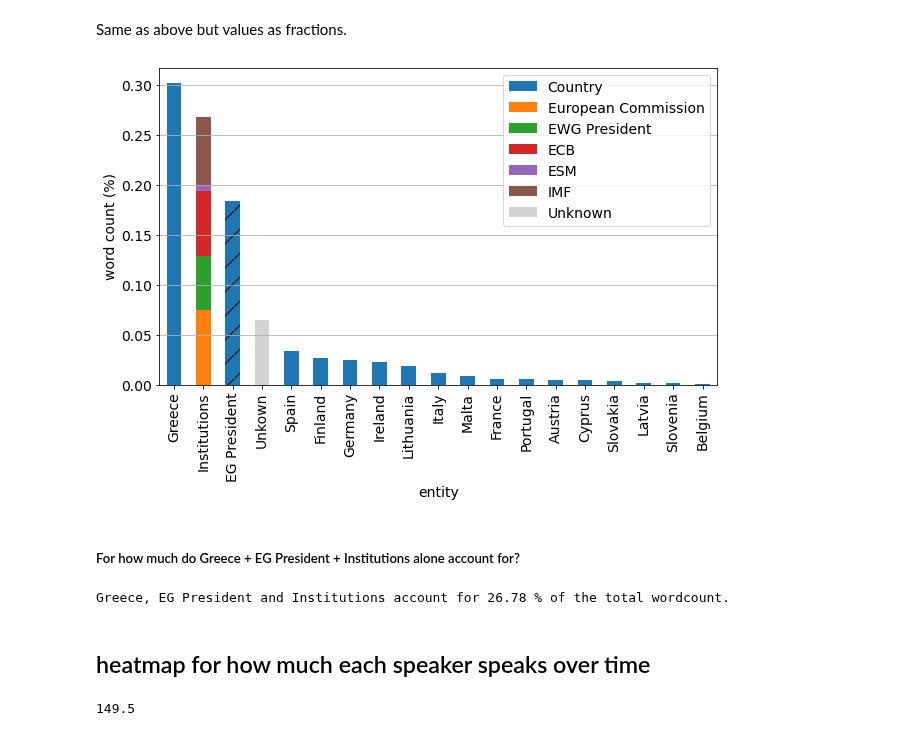
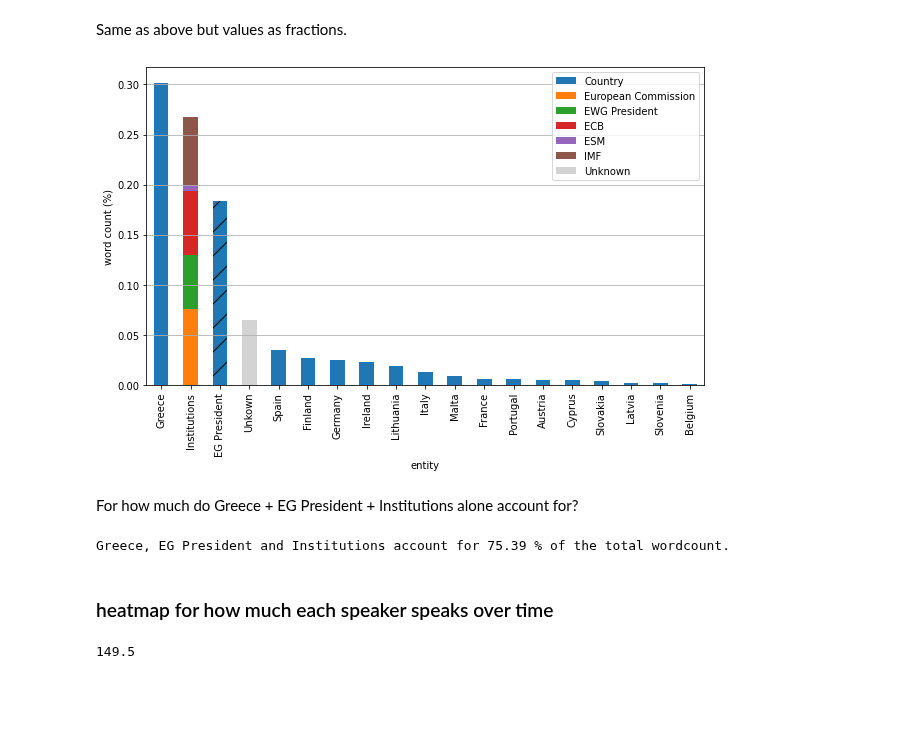
Before and after one commit to ariansajina/master-thesis, a Jupyter notebook: notebooks/preliminary_analysis.ipynb, the cells around one changed output. Cells and saved outputs as stored; diff of their text form; code cells hidden in the pictures; blank space fills up the shorter version.

```diff
--- a/notebooks/preliminary_analysis.ipynb
+++ b/notebooks/preliminary_analysis.ipynb
@@ -270,53 +268,53 @@ _ = wcent.sort_values(by='total', ascending=False).drop(columns=['total'], index
 # %% [markdown]
 Same as above but values as fractions.
 # %%
-plt.rcParams.update({'font.size': 14})
+#plt.rcParams.update({'font.size': 14})
 
 # sort descendingly
 df_to_plot = wcent.sort_values(by='total', ascending=False).drop(columns=['total'], index=['European Commission', 'EWG President', 'ECB', 'ESM', 'IMF'])
 
 # make fractions
 df_to_plot /= np.repeat(df_to_plot.sum().sum(), df_to_plot.shape[0]*df_to_plot.shape[1]).reshape(df_to_plot.shape)
 
 # reorder and plot bars
 ax = df_to_plot.iloc[[0,-1,]+list(range(1,18))].plot.bar(stacked=True,
                                                          figsize=(10,7),
                                                          color=[f'C{i}' for i in range(6)] + ['lightgrey'])
 
 bars = ax.patches
 bars[2].set_hatch('/')
 
 ax.set_ylabel('word count (%)')
 ax.grid(axis='y')
 #ax.set_title('Wordcount by entity')
 xticks = ax.set_xticklabels(df_to_plot.index.to_series().iloc[[0,-1,]+list(range(1,18))], rotation=90)
 #xticks[2] = 'EG President'
 #_ = ax.set_xticklabels(xticks)
 ax.set_xlabel('entity')
 
 plt.subplots_adjust(bottom=0.25) # so that xticklabels are not cut off
 plt.savefig('../figures/wordcount_by_entity.png')
 # %% [output]
-[figure, old version]
+[figure, new version]
 # %% [markdown]
-##### For how much do Greece + EG President + Institutions alone account for?
+For how much do Greece + EG President + Institutions alone account for?
 # %%
 interest = [
     'ECB',
-    #'EG President',
+    'EG President',
     'ESM',
     'EWG President',
     'European Commission',
-    #'Greece',
+    'Greece',
     'IMF'
 ]
 
 var = wc_by_entity[wc_by_entity.index.to_series().apply(lambda s: s in interest)].sum() / wc_by_entity.sum()
 print(f'Greece, EG President and Institutions account for {np.around(var*100,2)} % of the total wordcount.')
 # %% [output]
-Greece, EG President and Institutions account for 26.78 % of the total wordcount.
+Greece, EG President and Institutions account for 75.39 % of the total wordcount.
 # %% [markdown]
-## heatmap for how much each speaker speaks over time
+### heatmap for how much each speaker speaks over time
 # %%
 # speakers of bottom 25% by least-said
 insignificant_speakers = wc_by_speaker.index[wc_by_speaker < 160].to_numpy()
```
Also changed, not shown: parts of 14 cells of this notebook, 1 other file.
